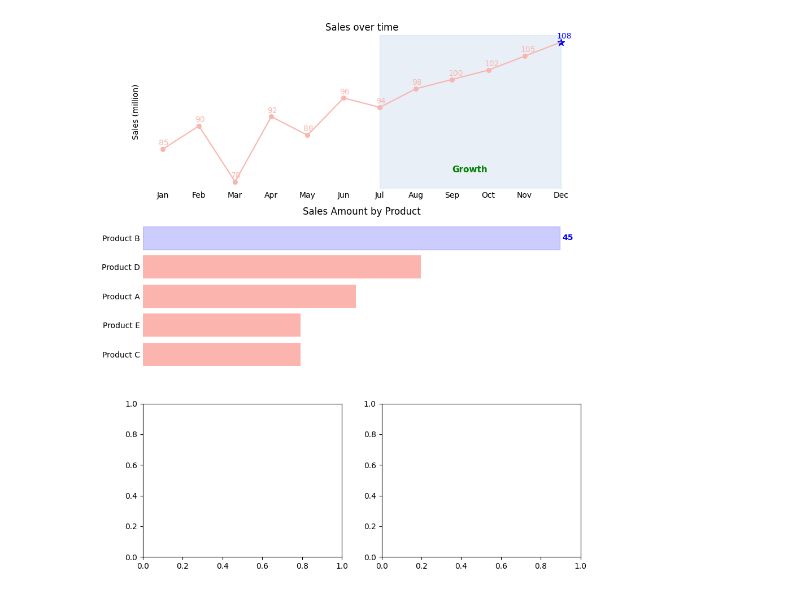
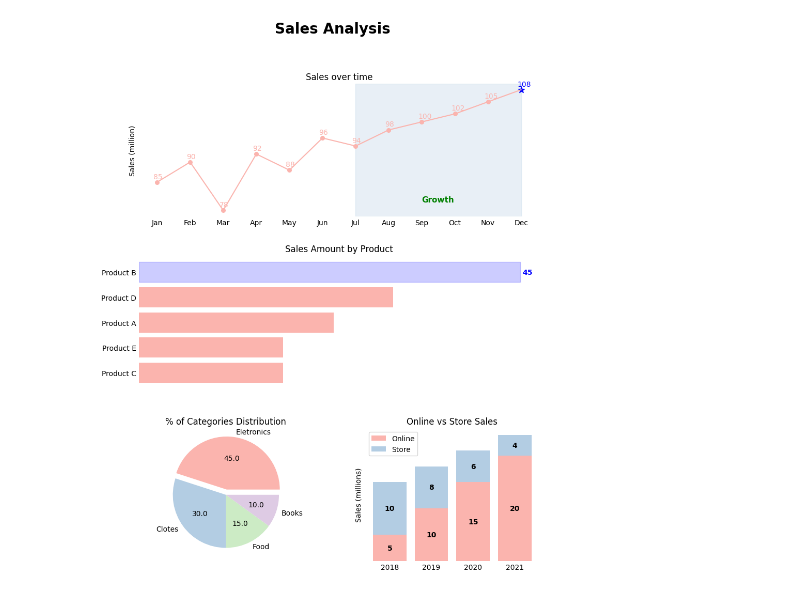
Before and after one commit to igornunespatricio/Python-Course, a Jupyter notebook: Data Analysis/Matplotlib/Charts.ipynb, the cells around one changed output. Saved outputs shown, nothing was run; the diff lists cells and outputs as text; code cells hidden in the pictures.

Commit message:
Added Chart

```diff
--- a/Data Analysis/Matplotlib/Charts.ipynb
+++ b/Data Analysis/Matplotlib/Charts.ipynb
@@ -6,14 +6,22 @@ import matplotlib.pyplot as plt
 from cycler import cycler
 # %%
 mosaic = 'AA;BB;CD'
+spacing = {
+    'wspace': 0.3,
+    'hspace': 0.3
+}
 fig = plt.figure(figsize=(10,12))
-axs = fig.subplot_mosaic(mosaic)
+axs = fig.subplot_mosaic(mosaic, gridspec_kw=spacing)
 colors = plt.get_cmap('Pastel1').colors
 colors_cycle = cycler('color', colors)
 plt.rc('axes', prop_cycle=colors_cycle)
 attention_color = 'blue'
 
+
+# -----------------------------
 # chart 1
+# -----------------------------
+
 months = ['Jan', 'Feb', 'Mar', 'Apr', 'May', 'Jun', 'Jul', 'Aug', 'Sep', 'Oct', 'Nov', 'Dec']
 sales = [85, 90, 78, 92, 88, 96, 94, 98, 100, 102, 105, 108]
 axs['A'].plot(months, sales)
@@ -38,31 +46,67 @@ axs['A'].set_title('Sales over time')
 axs['A'].set_yticks([])
 axs['A'].tick_params(axis='x', length=0)
 axs['A'].set_frame_on(False)
 
+# -----------------------------
 # chart 2
+# -----------------------------
+
 products = [f'Product {item}' for item in ['A', 'B', 'C', 'D', 'E']]
 amount = [23, 45, 17, 30, 17]
 ordered_data = sorted(zip(amount, products))  # sort by first in tuple, in this case 'amount'
 ordered_products = [item[1] for item in ordered_data]
 ordered_amount = [item[0] for item in ordered_data]
 
 bars = axs['B'].barh(ordered_products, ordered_amount)
 bar_labels = np.where(ordered_amount==np.max(ordered_amount), ordered_amount, '')
 axs['B'].bar_label(bars,labels=bar_labels, padding=3, fontsize=10, fontweight='bold', color=attention_color)
 
 axs['B'].set_frame_on(False)
 axs['B'].set_xticks([])
 axs['B'].tick_params(axis='y', length=0)
 
 for i, bar in enumerate(bars):
     if bar.get_width() == max(amount):
         bar.set_color(attention_color)
         bar.set_alpha(0.2)
 
 axs['B'].set_title('Sales Amount by Product')
+
+# -----------------------------
 # chart 3
+# -----------------------------
+
+categories = ['Eletronics', 'Clotes', 'Food', 'Books']
+amount = [45, 30, 15, 10]
+expand = [0.1, 0, 0, 0]
+
+axs['C'].pie(amount, labels=categories, colors=colors, autopct='%.1f', explode=expand)
+axs['C'].set_title('% of Categories Distribution')
+
+# -----------------------------
 # chart 4
+# -----------------------------
+
+years = [2018, 2019, 2020, 2021]
+online_sales = [5, 10, 15, 20]
+store_sales = [10, 8, 6, 4]
+
+online_sales_bar = axs['D'].bar(years, online_sales, label='Online')
+store_sales_bar = axs['D'].bar(years, store_sales, bottom=online_sales, label='Store')
+axs['D'].bar_label(online_sales_bar, labels=online_sales, fontsize=10, fontweight='bold', label_type='center')
+axs['D'].bar_label(store_sales_bar, labels=store_sales, fontsize=10, fontweight='bold', label_type='center')
+
+axs['D'].set_xticks(ticks=years)
+axs['D'].set_yticks([])
+axs['D'].tick_params(axis='x', length=0)
+axs['D'].set_frame_on(False)
+axs['D'].set_ylabel('Sales (millions)')
+axs['D'].set_title('Online vs Store Sales')
+
+axs['D'].legend()
+
+fig.suptitle('Sales Analysis', fontweight='bold', fontsize=20)
 
 plt.show()
 # %% [output]
-[figure, old version]
+[figure, new version]
```
